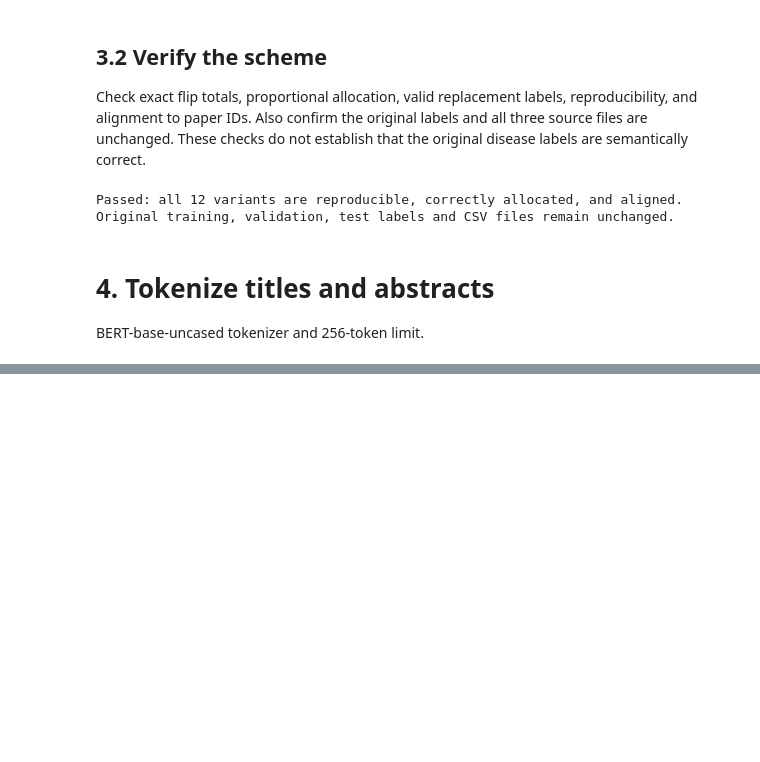
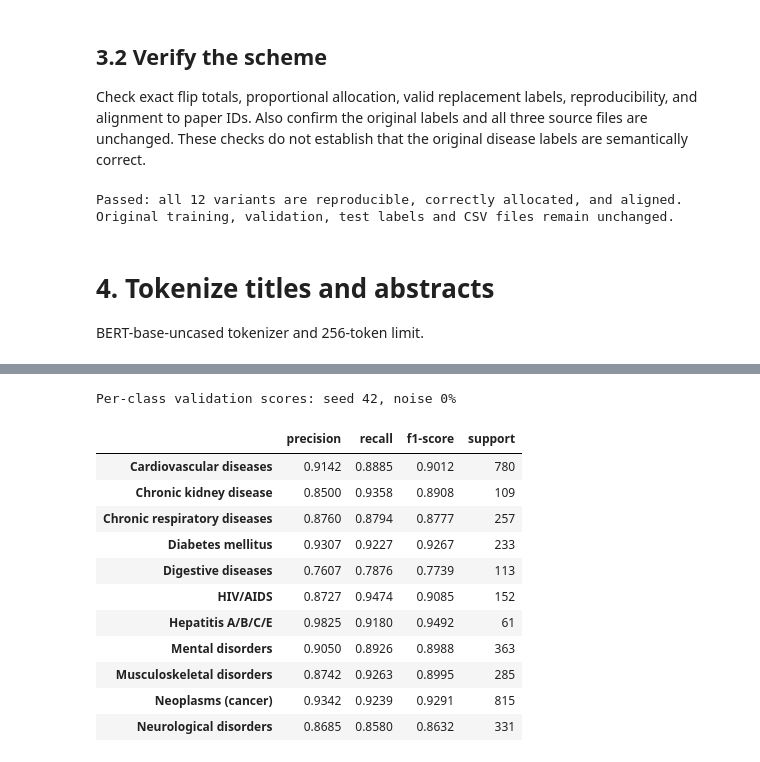
Before and after one commit to CallumGA/MIA5150-Final-Project, a Jupyter notebook: full_finetuning.ipynb, the cells around one changed output, grey strips where cells are left out. Cells and saved outputs as stored; diff of their text form; code cells hidden in the pictures; blank space fills up the shorter version.

```diff
--- a/full_finetuning.ipynb
+++ b/full_finetuning.ipynb
@@ -233,0 +345,30 @@ test: 3,502 records × 256 tokens
+# %%
+NUMBER_OF_EPOCHS = 10
+TRAINING_BATCH_SIZE = 32
+EVALUATION_BATCH_SIZE = 16
+LEARNING_RATE = 2e-5
+WEIGHT_DECAY = 0.01
+
+def current_training_config():
+    return {
+        "method": "full_finetuning", "checkpoint": BERT_CHECKPOINT_NAME,
+        "readout": "raw_cls_linear", "precision": "float32",
+        "max_length": MAXIMUM_TOKEN_LENGTH, "source_hashes": dict(source_hashes),
+        "class_names": class_names.tolist(), "epochs": NUMBER_OF_EPOCHS,
+        "batch_size": TRAINING_BATCH_SIZE, "evaluation_batch_size": EVALUATION_BATCH_SIZE,
+        "learning_rate": LEARNING_RATE, "weight_decay": WEIGHT_DECAY,
+        "stopping_rule": "final_epoch",
+    }
+
+def current_environment():
+    return {"torch": str(torch.__version__), "transformers": str(transformers.__version__),
+            "gpu": torch.cuda.get_device_name(computation_device) if computation_device.type == "cuda" else "CPU"}
+
+def check_source_data():
+    for split in SPLIT_NAMES:
+        assert hashlib.sha256(source_paths[split].read_bytes()).hexdigest() == source_hashes[split]
+        pd.testing.assert_series_equal(data_splits[split][LABEL_COLUMN], original_split_labels[split])
+
+print(f"Runs: {len(RANDOM_SEEDS) * len(NOISE_PERCENTAGES)}")
+print(f"Stopping rule: final epoch ({NUMBER_OF_EPOCHS})")
+print(f"Learning rate: {LEARNING_RATE}; training batch size: {TRAINING_BATCH_SIZE}")
@@ -233,0 +551,23 @@ test: 3,502 records × 256 tokens
+# %%
+REPORT_SEED = 42
+REPORT_NOISE_PERCENT = 0
+report_key = (REPORT_SEED, REPORT_NOISE_PERCENT)
+print(f"Per-class validation scores: seed {REPORT_SEED}, noise {REPORT_NOISE_PERCENT}%")
+per_class_validation_report = pd.DataFrame(sft_classification_reports[report_key]).T.loc[
+    class_names.tolist(), ["precision", "recall", "f1-score", "support"]]
+per_class_validation_report["support"] = per_class_validation_report["support"].astype(int)
+display(per_class_validation_report.round(4))
+# %% [output]
+Per-class validation scores: seed 42, noise 0%
+|  | precision | recall | f1-score | support |
+| Cardiovascular diseases | 0.9142 | 0.8885 | 0.9012 | 780 |
+| Chronic kidney disease | 0.8500 | 0.9358 | 0.8908 | 109 |
+| Chronic respiratory diseases | 0.8760 | 0.8794 | 0.8777 | 257 |
+| Diabetes mellitus | 0.9307 | 0.9227 | 0.9267 | 233 |
+| Digestive diseases | 0.7607 | 0.7876 | 0.7739 | 113 |
+| HIV/AIDS | 0.8727 | 0.9474 | 0.9085 | 152 |
+| Hepatitis A/B/C/E | 0.9825 | 0.9180 | 0.9492 | 61 |
+| Mental disorders | 0.9050 | 0.8926 | 0.8988 | 363 |
+| Musculoskeletal disorders | 0.8742 | 0.9263 | 0.8995 | 285 |
+| Neoplasms (cancer) | 0.9342 | 0.9239 | 0.9291 | 815 |
+| Neurological disorders | 0.8685 | 0.8580 | 0.8632 | 331 |
```
Also changed, not shown: parts of 14 cells of this notebook.
